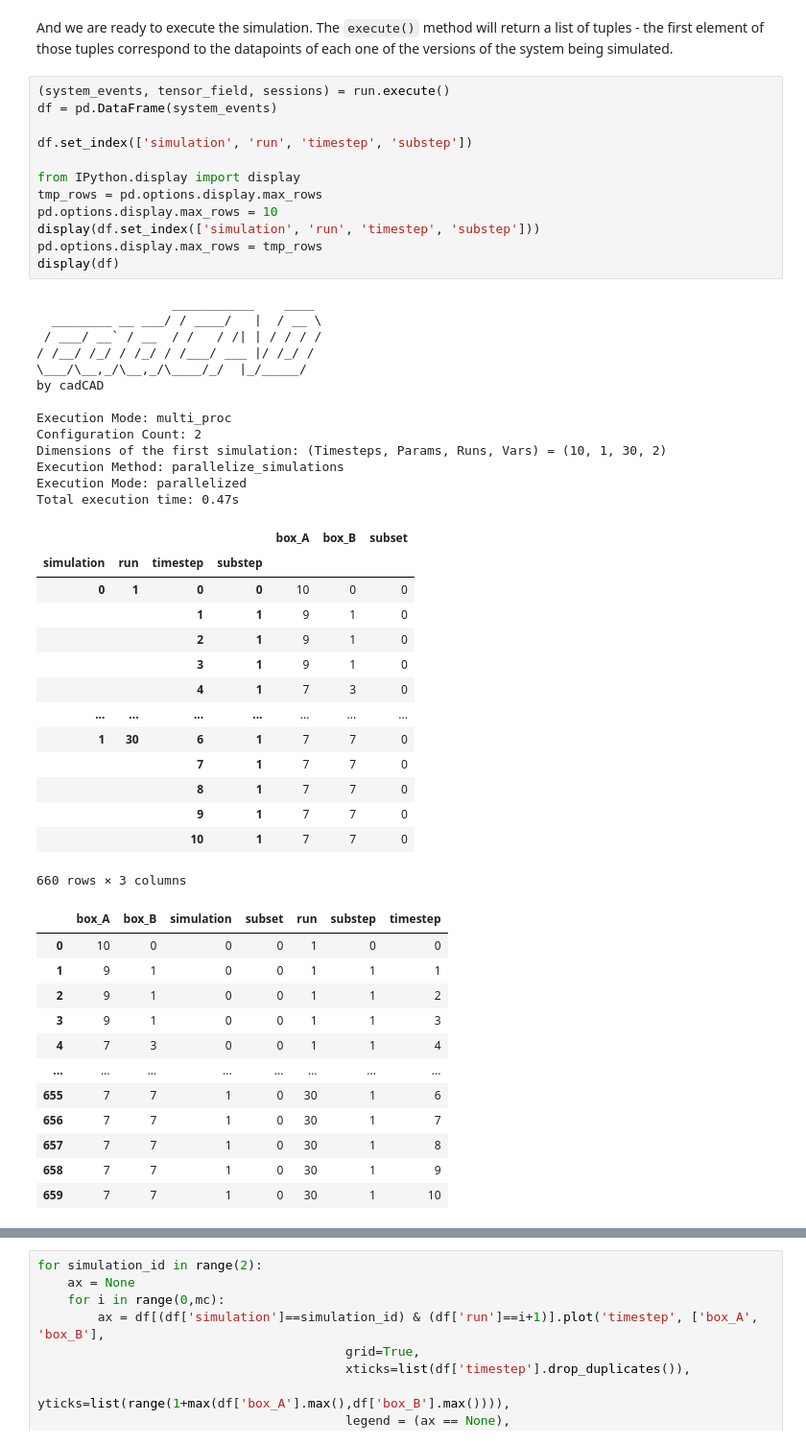
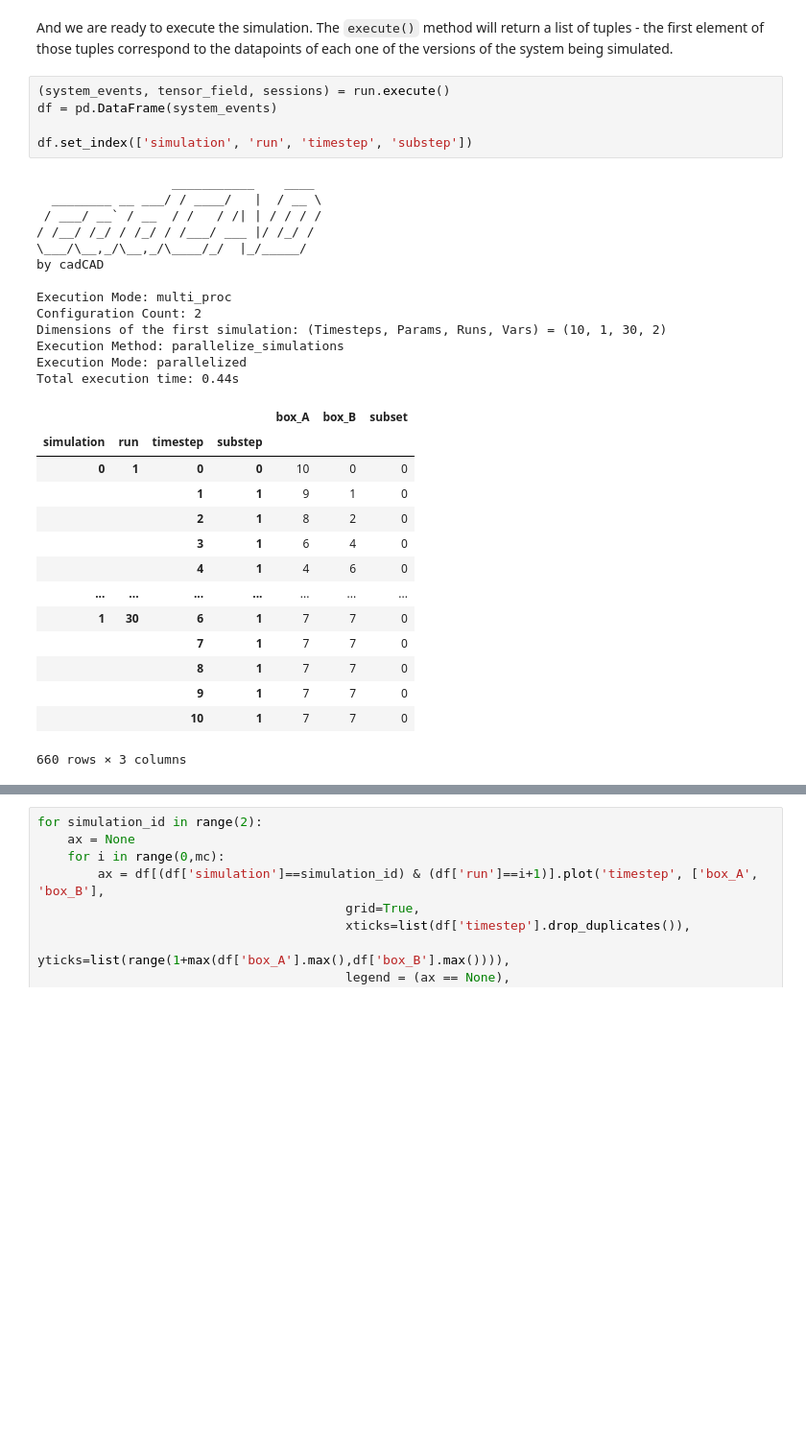
Before and after one commit to cadCAD-org/demos, a Jupyter notebook: tutorials/robots_and_marbles/robot-marbles-part-6/robot-marbles-part-6.ipynb, the cells around one changed output, grey strips where cells are left out. Shown at 96% size. Drawn from its saved outputs; the diff is of its cells as text; blank space fills up the shorter version.

```diff
--- a/tutorials/robots_and_marbles/robot-marbles-part-6/robot-marbles-part-6.ipynb
+++ b/tutorials/robots_and_marbles/robot-marbles-part-6/robot-marbles-part-6.ipynb
@@ -276,36 +276,29 @@ And we are ready to execute the simulation. The `execute()` method will return a
 # %%
 (system_events, tensor_field, sessions) = run.execute()
 df = pd.DataFrame(system_events)
 
 df.set_index(['simulation', 'run', 'timestep', 'substep'])
-
-from IPython.display import display
-tmp_rows = pd.options.display.max_rows
-pd.options.display.max_rows = 10
-display(df.set_index(['simulation', 'run', 'timestep', 'substep']))
-pd.options.display.max_rows = tmp_rows
-display(df)
 # %% [output]
                   ___________    ____
   ________ __ ___/ / ____/   |  / __ \
  / ___/ __` / __  / /   / /| | / / / /
 / /__/ /_/ / /_/ / /___/ ___ |/ /_/ /
 \___/\__,_/\__,_/\____/_/  |_/_____/
 by cadCAD
 
 Execution Mode: multi_proc
 Configuration Count: 2
 Dimensions of the first simulation: (Timesteps, Params, Runs, Vars) = (10, 1, 30, 2)
 Execution Method: parallelize_simulations
 Execution Mode: parallelized
-Total execution time: 0.47s
+Total execution time: 0.44s
 |  |  |  |  | box_A | box_B | subset |
 | simulation | run | timestep | substep |  |  |  |
 | 0 | 1 | 0 | 0 | 10 | 0 | 0 |
 |  |  | 1 | 1 | 9 | 1 | 0 |
-|  |  | 2 | 1 | 9 | 1 | 0 |
-|  |  | 3 | 1 | 9 | 1 | 0 |
-|  |  | 4 | 1 | 7 | 3 | 0 |
+|  |  | 2 | 1 | 8 | 2 | 0 |
+|  |  | 3 | 1 | 6 | 4 | 0 |
+|  |  | 4 | 1 | 4 | 6 | 0 |
 | ... | ... | ... | ... | ... | ... | ... |
 | 1 | 30 | 6 | 1 | 7 | 7 | 0 |
 |  |  | 7 | 1 | 7 | 7 | 0 |
@@ -313,15 +306,3 @@ Total execution time: 0.47s
 |  |  | 9 | 1 | 7 | 7 | 0 |
 |  |  | 10 | 1 | 7 | 7 | 0 |
 660 rows × 3 columns
-|  | box_A | box_B | simulation | subset | run | substep | timestep |
-| 0 | 10 | 0 | 0 | 0 | 1 | 0 | 0 |
-| 1 | 9 | 1 | 0 | 0 | 1 | 1 | 1 |
-| 2 | 9 | 1 | 0 | 0 | 1 | 1 | 2 |
-| 3 | 9 | 1 | 0 | 0 | 1 | 1 | 3 |
-| 4 | 7 | 3 | 0 | 0 | 1 | 1 | 4 |
-| ... | ... | ... | ... | ... | ... | ... | ... |
-| 655 | 7 | 7 | 1 | 0 | 30 | 1 | 6 |
-| 656 | 7 | 7 | 1 | 0 | 30 | 1 | 7 |
-| 657 | 7 | 7 | 1 | 0 | 30 | 1 | 8 |
-| 658 | 7 | 7 | 1 | 0 | 30 | 1 | 9 |
-| 659 | 7 | 7 | 1 | 0 | 30 | 1 | 10 |
```
Also changed, not shown: parts of 2 cells of this notebook.
